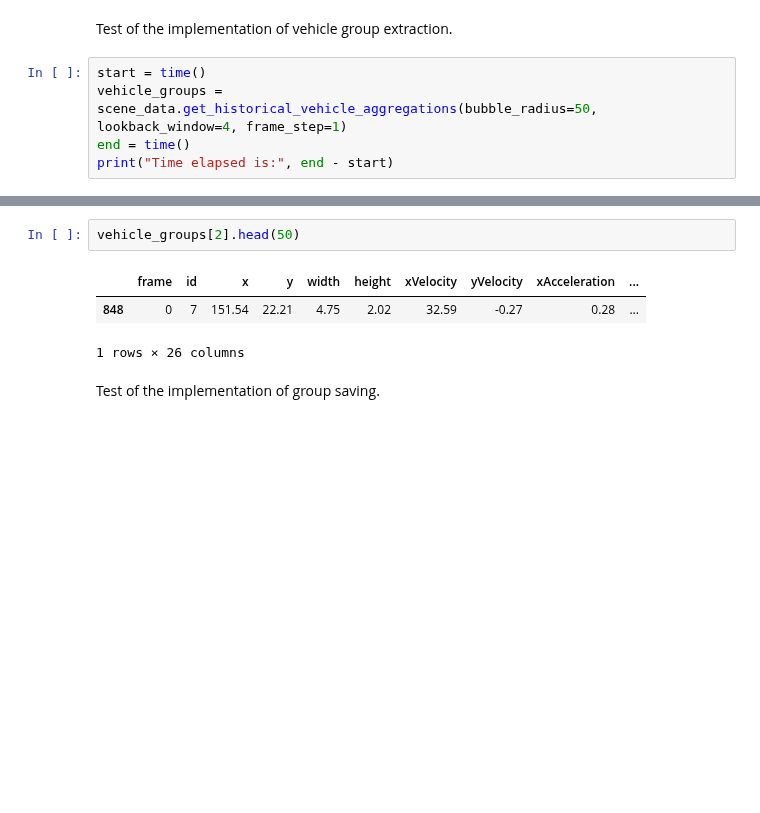
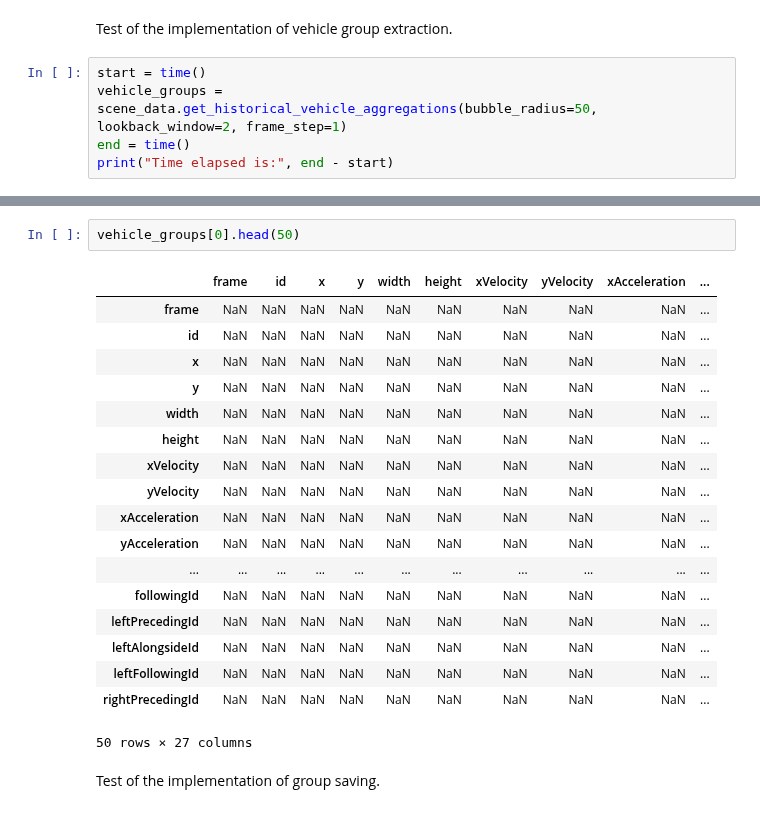
Before and after one commit to lmmartinez97/alphadrive_bp, a Jupyter notebook: highD/preprocessing/dataviz.ipynb, the cells around one changed output, grey strips where cells are left out. Cells and saved outputs as stored; diff of their text form; blank space fills up the shorter version.

```diff
--- a/highD/preprocessing/dataviz.ipynb
+++ b/highD/preprocessing/dataviz.ipynb
@@ -440,7 +445,7 @@ Time elapsed is: 1.2785193920135498
 Test of the implementation of vehicle group extraction.
 # %%
 start = time()
-vehicle_groups = scene_data.get_historical_vehicle_aggregations(bubble_radius=50, lookback_window=4, frame_step=1)
+vehicle_groups = scene_data.get_historical_vehicle_aggregations(bubble_radius=50, lookback_window=2, frame_step=1)
 end = time()
 print("Time elapsed is:", end - start)
 # %% [output]
@@ -448,9 +534,24 @@ KeyboardInterrupt:
 # %%
-vehicle_groups[2].head(50)
+vehicle_groups[0].head(50)
 # %% [output]
 |  | frame | id | x | y | width | height | xVelocity | yVelocity | xAcceleration | ... |
-| 848 | 0 | 7 | 151.54 | 22.21 | 4.75 | 2.02 | 32.59 | -0.27 | 0.28 | ... |
+| frame | NaN | NaN | NaN | NaN | NaN | NaN | NaN | NaN | NaN | ... |
+| id | NaN | NaN | NaN | NaN | NaN | NaN | NaN | NaN | NaN | ... |
+| x | NaN | NaN | NaN | NaN | NaN | NaN | NaN | NaN | NaN | ... |
+| y | NaN | NaN | NaN | NaN | NaN | NaN | NaN | NaN | NaN | ... |
+| width | NaN | NaN | NaN | NaN | NaN | NaN | NaN | NaN | NaN | ... |
+| height | NaN | NaN | NaN | NaN | NaN | NaN | NaN | NaN | NaN | ... |
+| xVelocity | NaN | NaN | NaN | NaN | NaN | NaN | NaN | NaN | NaN | ... |
+| yVelocity | NaN | NaN | NaN | NaN | NaN | NaN | NaN | NaN | NaN | ... |
+| xAcceleration | NaN | NaN | NaN | NaN | NaN | NaN | NaN | NaN | NaN | ... |
+| yAcceleration | NaN | NaN | NaN | NaN | NaN | NaN | NaN | NaN | NaN | ... |
+| ... | ... | ... | ... | ... | ... | ... | ... | ... | ... | ... |
+| followingId | NaN | NaN | NaN | NaN | NaN | NaN | NaN | NaN | NaN | ... |
+| leftPrecedingId | NaN | NaN | NaN | NaN | NaN | NaN | NaN | NaN | NaN | ... |
+| leftAlongsideId | NaN | NaN | NaN | NaN | NaN | NaN | NaN | NaN | NaN | ... |
+| leftFollowingId | NaN | NaN | NaN | NaN | NaN | NaN | NaN | NaN | NaN | ... |
+| rightPrecedingId | NaN | NaN | NaN | NaN | NaN | NaN | NaN | NaN | NaN | ... |
-1 rows × 26 columns
+50 rows × 27 columns
 # %% [markdown]
 Test of the implementation of group saving.
 # %%
```
Also changed, not shown: parts of 4 cells of this notebook.
